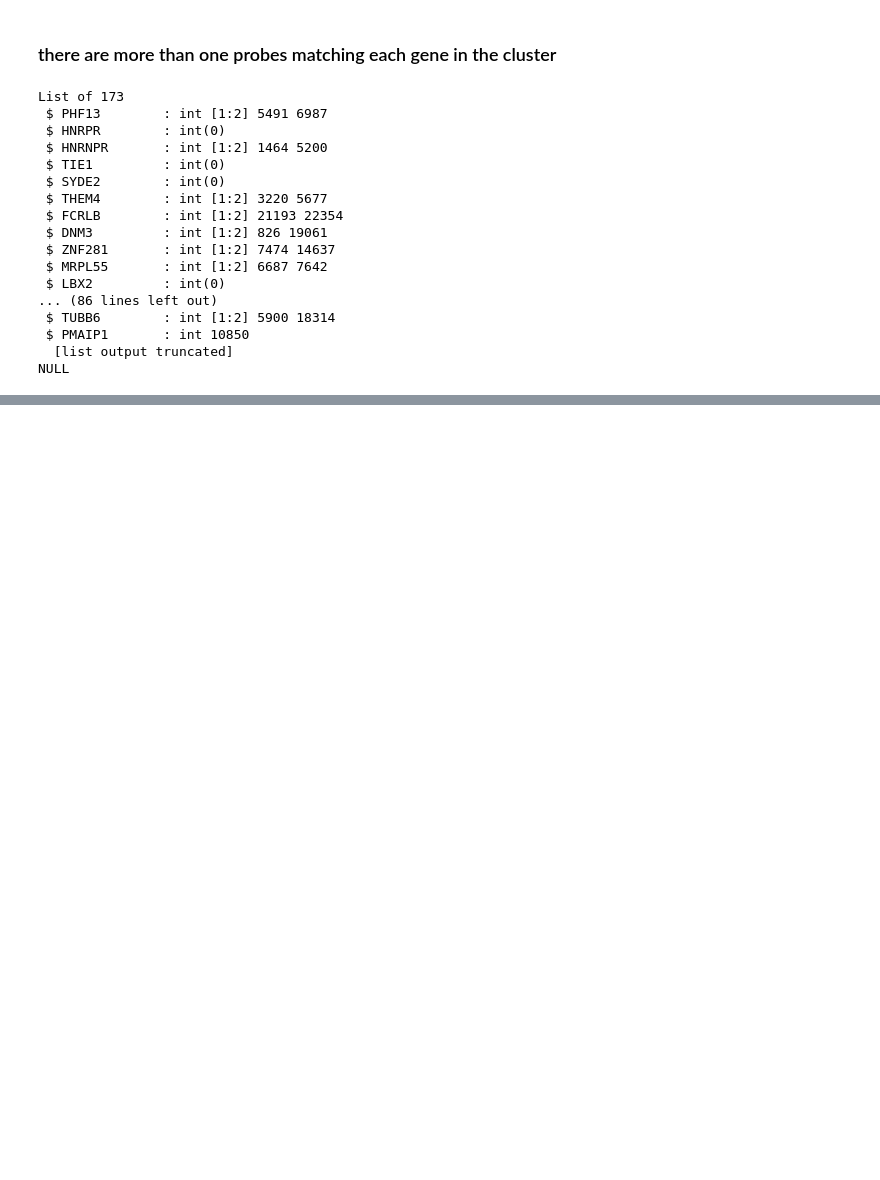
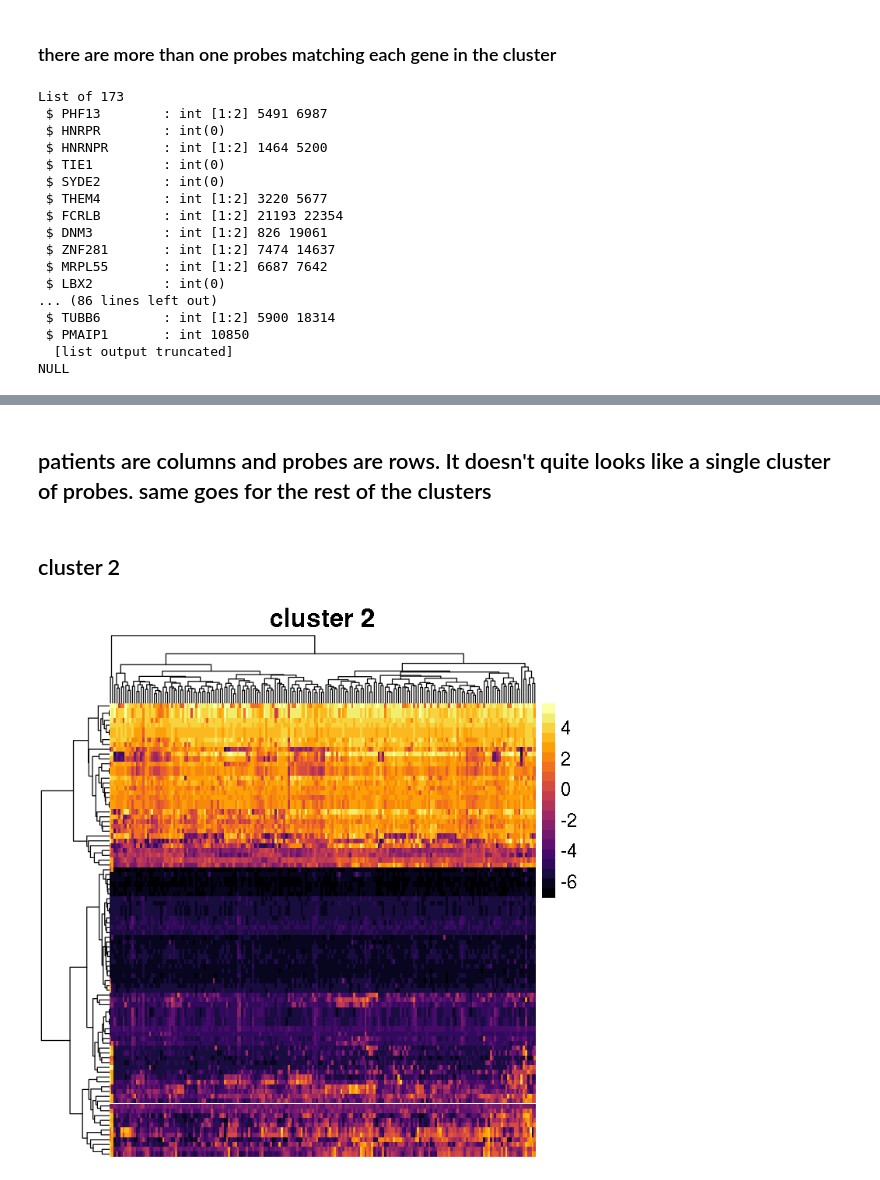
Before and after one commit to Mamie/MethylationPrediction, a Jupyter notebook: notes/Figueroa clustering.ipynb, the cells around one changed output, grey strips where cells are left out. Saved outputs shown, nothing was run; the diff lists cells and outputs as text; code cells hidden in the pictures; blank space fills up the shorter version.

```diff
--- a/notes/Figueroa clustering.ipynb
+++ b/notes/Figueroa clustering.ipynb
@@ -227,0 +259,8 @@ length(test)
+# %% [markdown]
+## patients are columns and probes are rows. It doesn't quite looks like a single cluster of probes. same goes for the rest of the clusters
+# %% [markdown]
+## cluster 2
+# %%
+PlotHeatmap(2)
+# %% [output]
+[figure, added]
```
Also changed, not shown: parts of 35 cells of this notebook.
